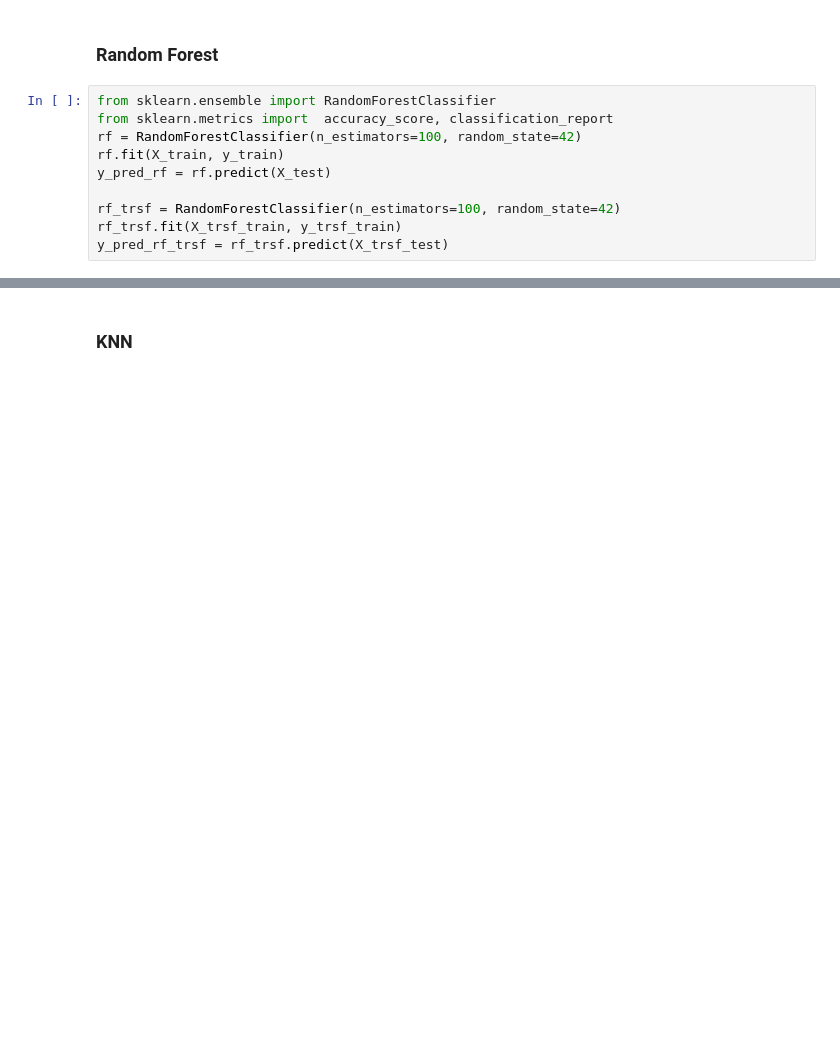
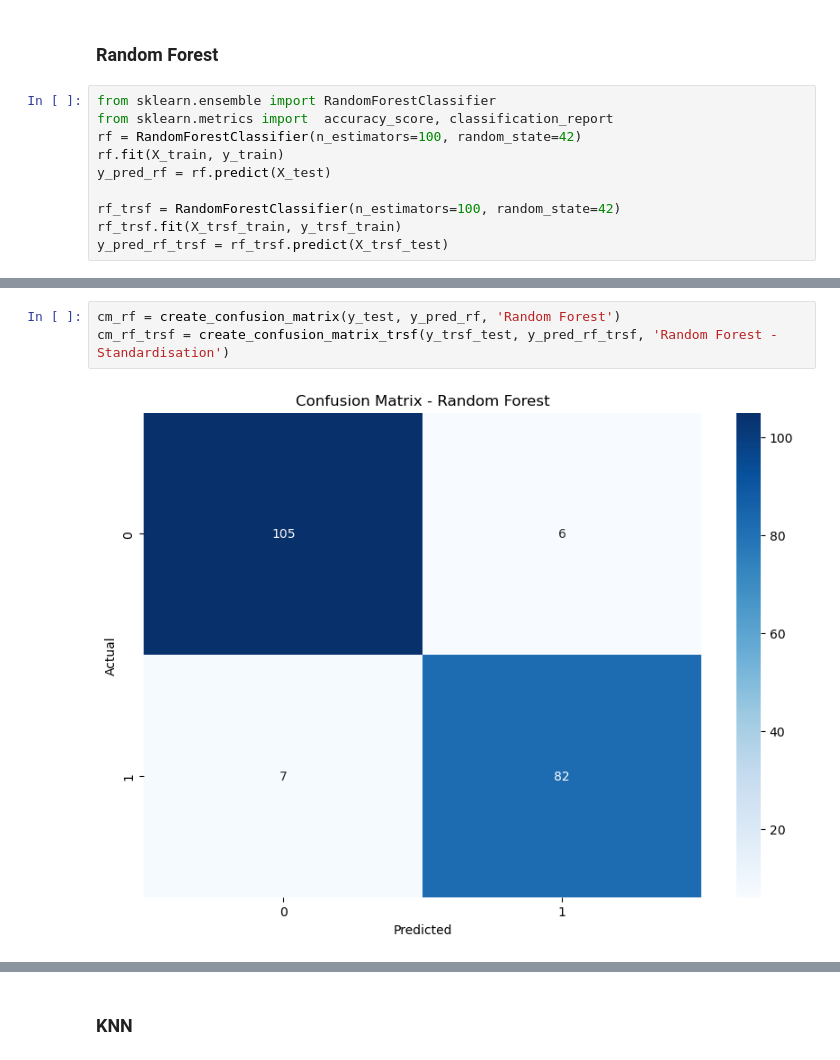
Before and after one commit to sailafs/Predict-Clicked-Ads-Customer-Classification-by-Using-Machine-Learning, a Jupyter notebook: Project-2.ipynb, the cells around one changed output, grey strips where cells are left out. Drawn from its saved outputs; the diff is of its cells as text; blank space fills up the shorter version.

```diff
--- a/Project-2.ipynb
+++ b/Project-2.ipynb
@@ -605,3 +657,8 @@ roc_auc (test-proba): 0.98
 roc_auc (train-proba): 1.00
 recall (crossval test): 0.9658536585365853
 recall (crossval train): 1.0
+# %%
+cm_rf = create_confusion_matrix(y_test, y_pred_rf, 'Random Forest')
+cm_rf_trsf = create_confusion_matrix_trsf(y_trsf_test, y_pred_rf_trsf, 'Random Forest - Standardisation')
+# %% [output]
+[figure, added]
```
Also changed, not shown: parts of 30 cells of this notebook, 14 other files.
